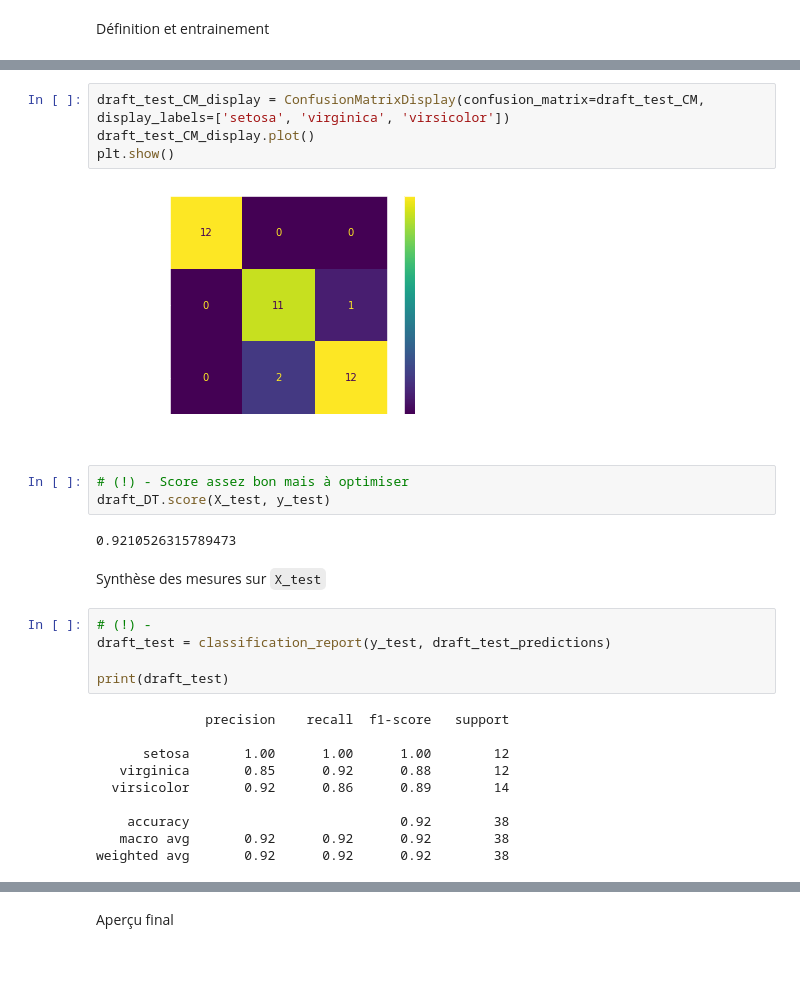
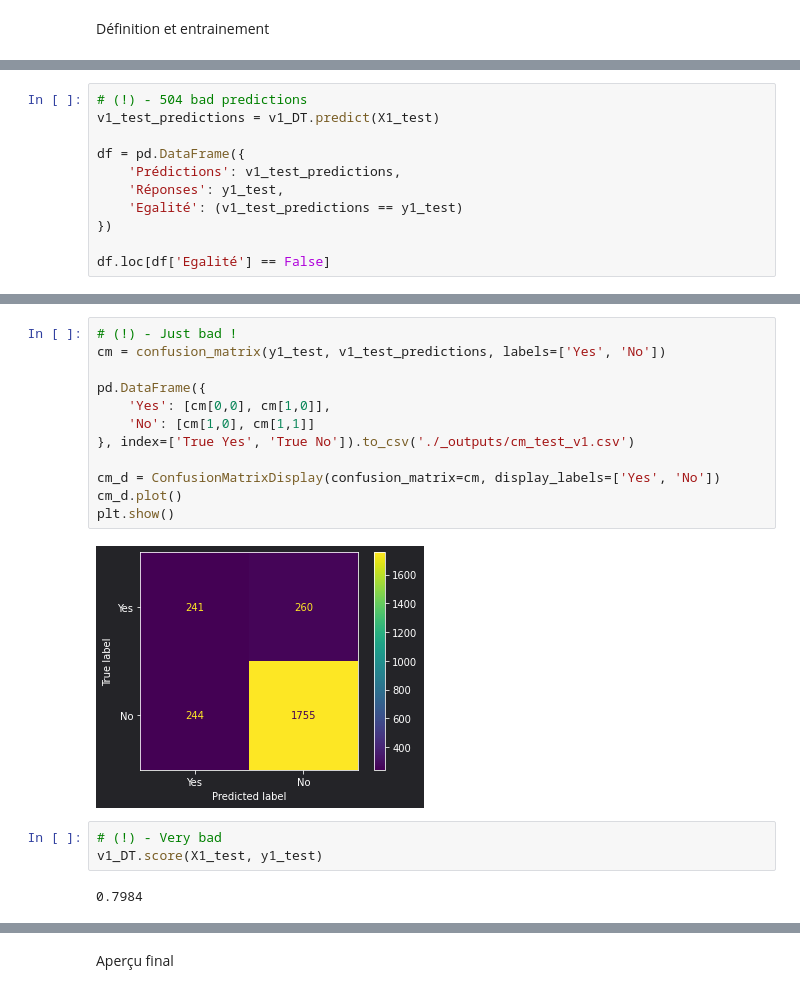
Before and after one commit to ElodieBayet/ai-developer, a Jupyter notebook: 06.projects/02.churn/ml_churn.ipynb, the cells around one changed output, grey strips where cells are left out. Cells and saved outputs as stored; diff of their text form; blank space fills up the shorter version.

```diff
--- a/06.projects/02.churn/ml_churn.ipynb
+++ b/06.projects/02.churn/ml_churn.ipynb
@@ -250,0 +327,11 @@ array(['virsicolor', 'virginica', 'virginica', 'setosa', 'virginica',
+# %%
+# (!) - 504 bad predictions
+v1_test_predictions = v1_DT.predict(X1_test)
+
+df = pd.DataFrame({
+    'Prédictions': v1_test_predictions,
+    'Réponses': y1_test,
+    'Egalité': (v1_test_predictions == y1_test)
+})
+
+df.loc[df['Egalité'] == False]
@@ -262,28 +350,19 @@ array([[12,  0,  0],
-# %%
-draft_test_CM_display = ConfusionMatrixDisplay(confusion_matrix=draft_test_CM, display_labels=['setosa', 'virginica', 'virsicolor'])
-draft_test_CM_display.plot()
-plt.show()
-# %% [output]
-[figure, removed]
-# %%
-# (!) - Score assez bon mais à optimiser
-draft_DT.score(X_test, y_test)
-# %% [output]
-0.9210526315789473
-# %% [markdown]
-Synthèse des mesures sur `X_test`
-# %%
-# (!) -
-draft_test = classification_report(y_test, draft_test_predictions)
-
-print(draft_test)
-# %% [output]
-              precision    recall  f1-score   support
-
-      setosa       1.00      1.00      1.00        12
-   virginica       0.85      0.92      0.88        12
-  virsicolor       0.92      0.86      0.89        14
-
-    accuracy                           0.92        38
-   macro avg       0.92      0.92      0.92        38
-weighted avg       0.92      0.92      0.92        38
+# %%
+# (!) - Just bad !
+cm = confusion_matrix(y1_test, v1_test_predictions, labels=['Yes', 'No'])
+
+pd.DataFrame({
+    'Yes': [cm[0,0], cm[1,0]],
+    'No': [cm[1,0], cm[1,1]]
+}, index=['True Yes', 'True No']).to_csv('./_outputs/cm_test_v1.csv')
+
+cm_d = ConfusionMatrixDisplay(confusion_matrix=cm, display_labels=['Yes', 'No'])
+cm_d.plot()
+plt.show()
+# %% [output]
+[figure, added]
+# %%
+# (!) - Very bad
+v1_DT.score(X1_test, y1_test)
+# %% [output]
+0.7984
```
Also changed, not shown: parts of 82 cells of this notebook, 8 other files.
